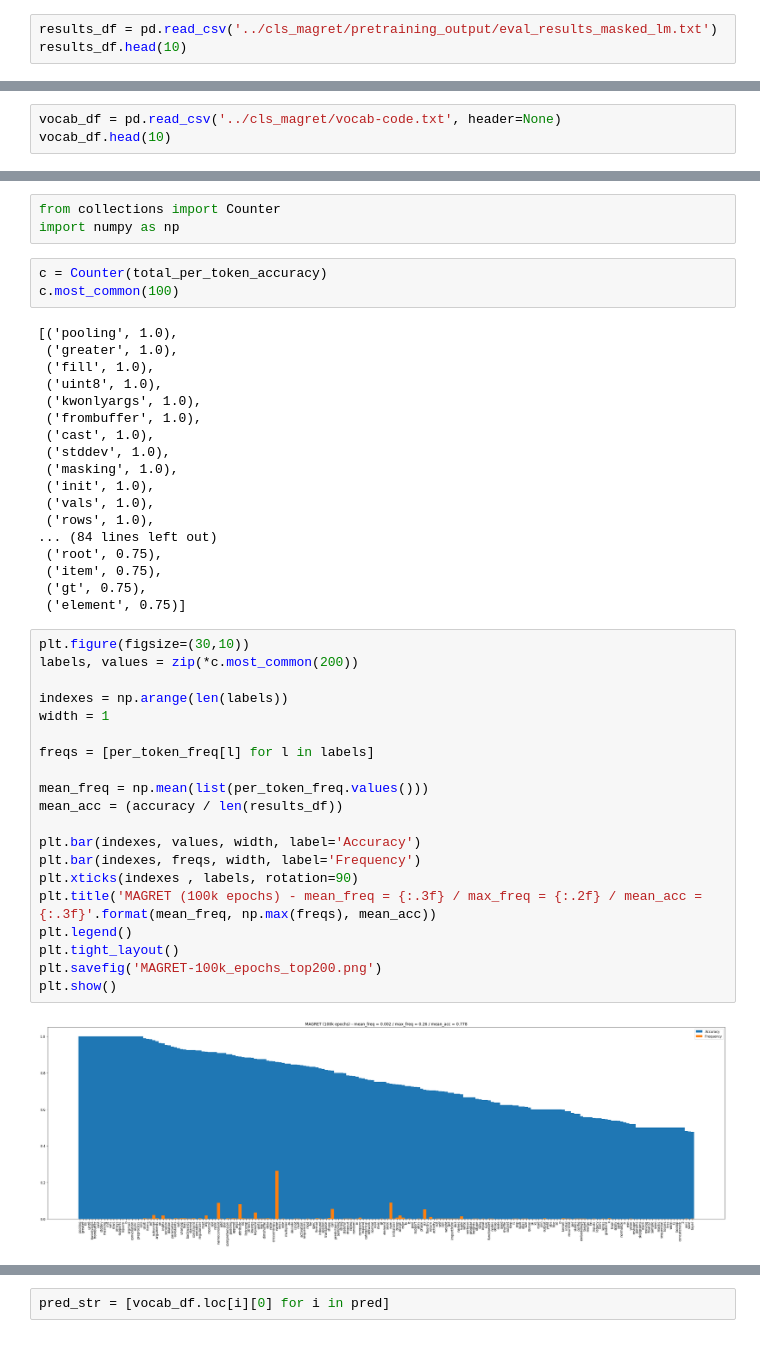
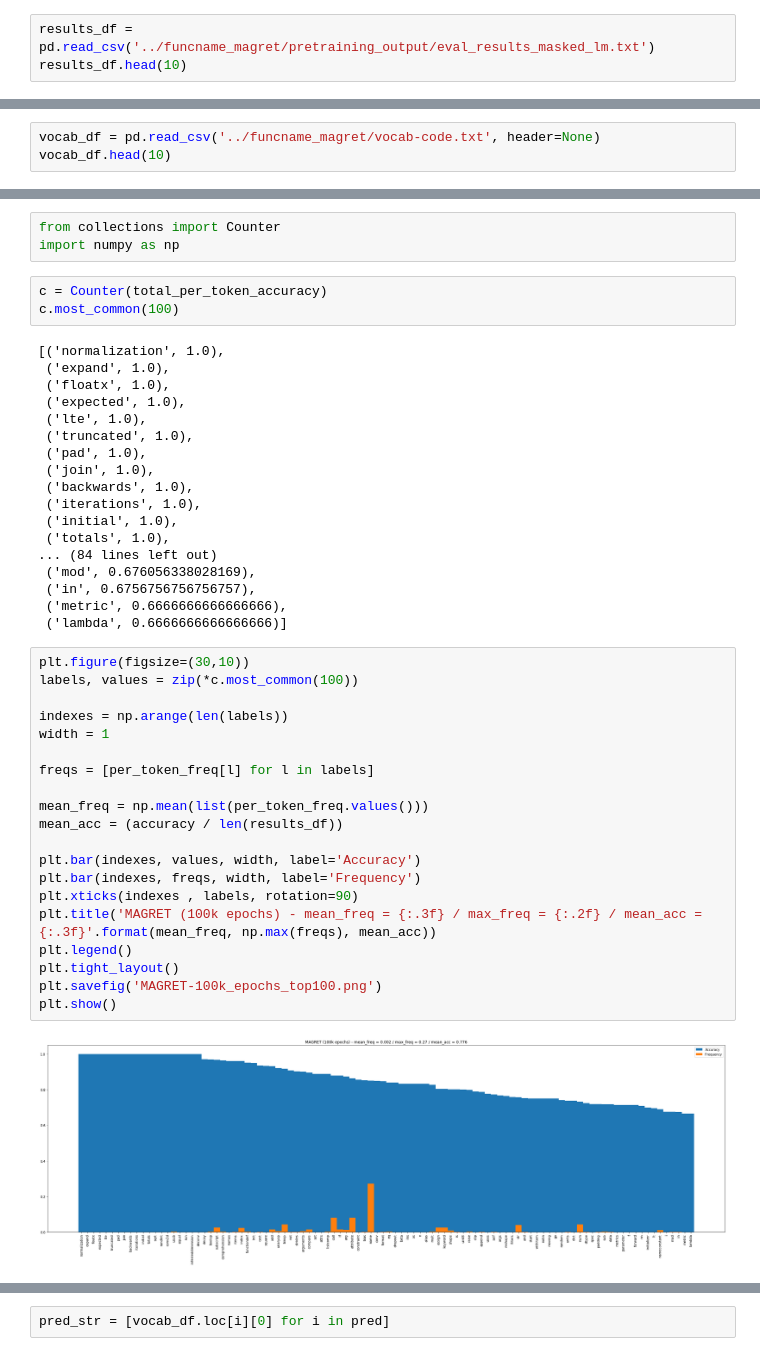
Before and after one commit to dtsbourg/BiFocalE, a Jupyter notebook: notebook/Inspect Predictions.ipynb, the cells around one changed output, grey strips where cells are left out. Drawn from its saved outputs; the diff is of its cells as text.

```diff
--- a/notebook/Inspect Predictions.ipynb
+++ b/notebook/Inspect Predictions.ipynb
@@ -17,5 +23,5 @@ optimization.py             requirements-3_7.txt         utils
 # %%
-results_df = pd.read_csv('../cls_magret/pretraining_output/eval_results_masked_lm.txt')
+results_df = pd.read_csv('../funcname_magret/pretraining_output/eval_results_masked_lm.txt')
 results_df.head(10)
 # %% [output]
 |  | masked_lm_predictions | label_ids | masked_lm_positions | 0 | 1 | 2 | 3 | 4 | ... |
@@ -32,6 +38,6 @@ results_df.head(10)
 10 rows × 67 columns
 # %%
-vocab_df = pd.read_csv('../cls_magret/vocab-code.txt', header=None)
+vocab_df = pd.read_csv('../funcname_magret/vocab-code.txt', header=None)
 vocab_df.head(10)
 # %% [output]
 |  | 0 |
@@ -120,45 +120,45 @@ import numpy as np
 c = Counter(total_per_token_accuracy)
 c.most_common(100)
 # %% [output]
-[('pooling', 1.0),
- ('greater', 1.0),
- ('fill', 1.0),
- ('uint8', 1.0),
- ('kwonlyargs', 1.0),
- ('frombuffer', 1.0),
- ('cast', 1.0),
- ('stddev', 1.0),
- ('masking', 1.0),
- ('init', 1.0),
- ('vals', 1.0),
- ('rows', 1.0),
+[('normalization', 1.0),
+ ('expand', 1.0),
+ ('floatx', 1.0),
+ ('expected', 1.0),
+ ('lte', 1.0),
+ ('truncated', 1.0),
+ ('pad', 1.0),
+ ('join', 1.0),
+ ('backwards', 1.0),
+ ('iterations', 1.0),
+ ('initial', 1.0),
+ ('totals', 1.0),
 ... (84 lines left out)
- ('root', 0.75),
- ('item', 0.75),
- ('gt', 0.75),
- ('element', 0.75)]
+ ('mod', 0.676056338028169),
+ ('in', 0.6756756756756757),
+ ('metric', 0.6666666666666666),
+ ('lambda', 0.6666666666666666)]
 # %%
 plt.figure(figsize=(30,10))
-labels, values = zip(*c.most_common(200))
+labels, values = zip(*c.most_common(100))
 
 indexes = np.arange(len(labels))
 width = 1
 
 freqs = [per_token_freq[l] for l in labels]
 
 mean_freq = np.mean(list(per_token_freq.values()))
 mean_acc = (accuracy / len(results_df))
 
 plt.bar(indexes, values, width, label='Accuracy')
 plt.bar(indexes, freqs, width, label='Frequency')
 plt.xticks(indexes , labels, rotation=90)
 plt.title('MAGRET (100k epochs) - mean_freq = {:.3f} / max_freq = {:.2f} / mean_acc = {:.3f}'.format(mean_freq, np.max(freqs), mean_acc))
 plt.legend()
 plt.tight_layout()
-plt.savefig('MAGRET-100k_epochs_top200.png')
+plt.savefig('MAGRET-100k_epochs_top100.png')
 plt.show()
 # %% [output]
-[figure, old version]
+[figure, new version]
 # %%
 pred = list(results_df.loc[10][3:])
 pred
```
Also changed, not shown: parts of 9 cells of this notebook.
